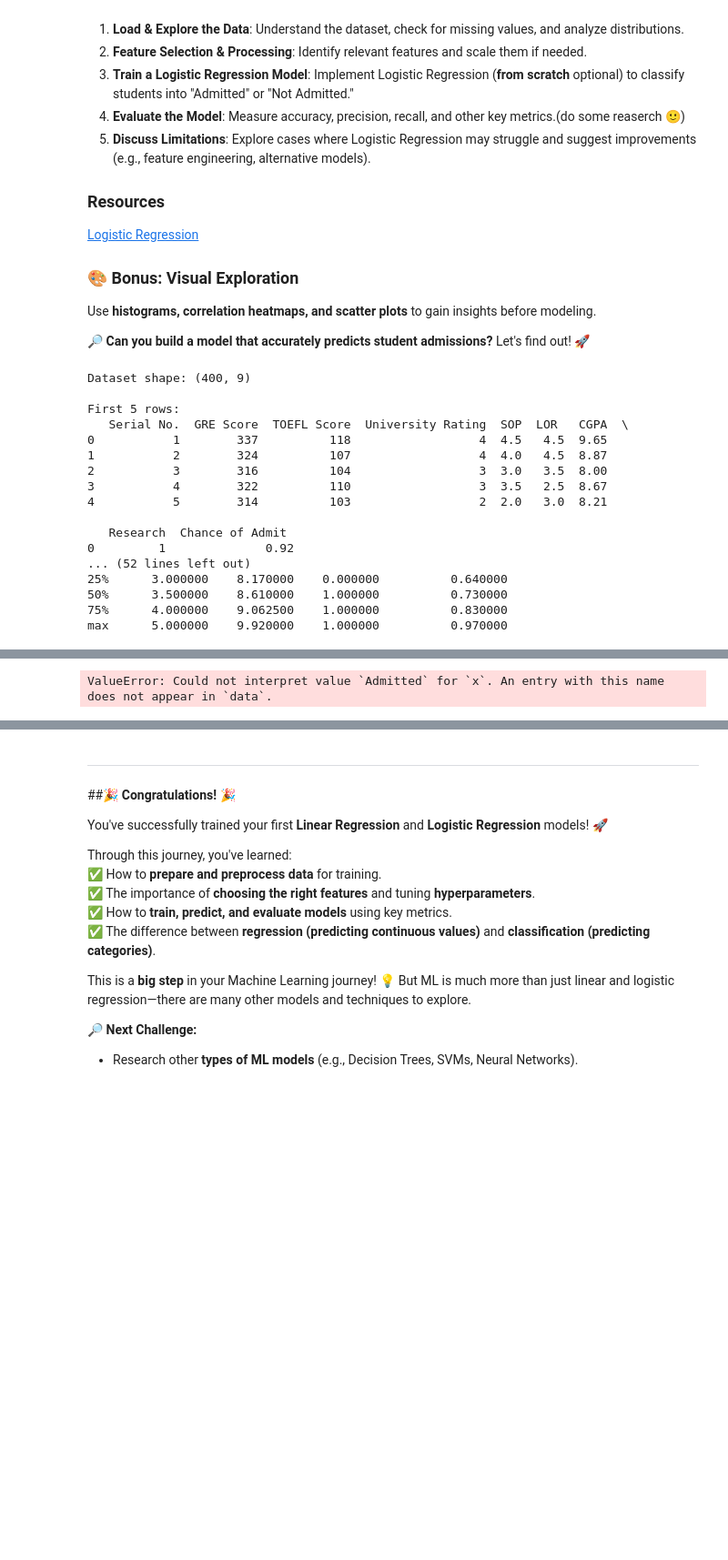
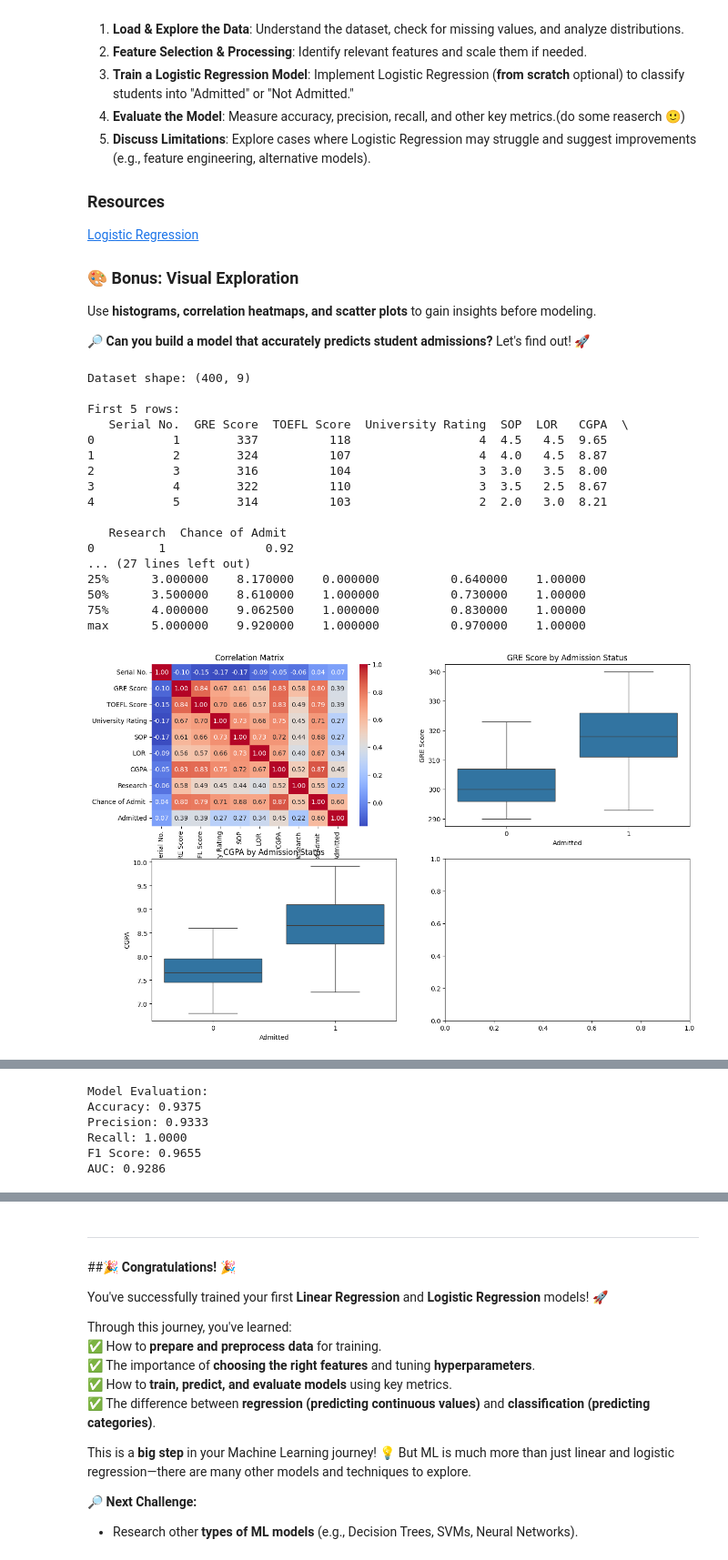
Before and after one commit to Joe-0009/Entry-Level-ML-Engineer-Bootcamp, a Jupyter notebook: Week02/notebook.ipynb, the cells around one changed output, grey strips where cells are left out. Shown at 91% size. Drawn from its saved outputs; the diff is of its cells as text; code cells hidden in the pictures; blank space fills up the shorter version.

```diff
--- a/Week02/notebook.ipynb
+++ b/Week02/notebook.ipynb
@@ -276,18 +276,16 @@ df = pd.read_csv("Admission_Prediction_Challenge.csv")
 print(f"Dataset shape: {df.shape}")
 print("\nFirst 5 rows:")
 print(df.head())
-print("\nData info:")
-print(df.info())
-print("\nMissing values:")
-print(df.isnull().sum())
+
+# Create the binary admission target
+# Using the exact column name with trailing space
+df['Admitted'] = (df['Chance of Admit '] >= 0.5).astype(int)
+print("\nAdmission status distribution:")
+print(df['Admitted'].value_counts())
+
+# Basic statistics
 print("\nStatistical summary:")
 print(df.describe())
-
-# Convert the chance of admission to a binary target
-# Assuming values ≥ 0.5 are considered "Admitted" (1) and < 0.5 are "Not Admitted" (0)
-# Note: Check if your dataset already has a binary 'Admitted' column or if you need to create it
-if 'Chance of Admit' in df.columns and 'Admitted' not in df.columns:
-    df['Admitted'] = (df['Chance of Admit'] >= 0.5).astype(int)
 
 # Visualize relationships
 plt.figure(figsize=(15, 10))
@@ -323,7 +321,8 @@ plt.show()
 
 # Data preparation
 # Extract features and target
-X = df.drop(columns=['Admitted', 'Chance of Admit'])
+# Exclude Serial No. and the target columns
+X = df.drop(columns=['Serial No.', 'Admitted', 'Chance of Admit '])
 y = df['Admitted']
 
 # Split the data
@@ -393,43 +392,79 @@ plt.title('Feature Importance')
 plt.tight_layout()
 plt.show()
 
-# Predict for new students (example)
-# Create a DataFrame with the same columns as X
+# Let's also look at how different features relate to admission probability
+plt.figure(figsize=(15, 10))
+
+# Plot 1: GRE Score vs Admission Probability
+plt.subplot(2, 3, 1)
+sns.scatterplot(x='GRE Score', y='Chance of Admit ', hue='Admitted', data=df)
+plt.title('GRE Score vs Admission Probability')
+
+# Plot 2: TOEFL Score vs Admission Probability
+plt.subplot(2, 3, 2)
+sns.scatterplot(x='TOEFL Score', y='Chance of Admit ', hue='Admitted', data=df)
+plt.title('TOEFL Score vs Admission Probability')
+
+# Plot 3: University Rating vs Admission Probability
+plt.subplot(2, 3, 3)
+sns.boxplot(x='University Rating', y='Chance of Admit ', data=df)
+plt.title('University Rating vs Admission Probability')
+
+# Plot 4: SOP vs Admission Probability
+plt.subplot(2, 3, 4)
+sns.boxplot(x='SOP', y='Chance of Admit ', data=df)
+plt.title('SOP vs Admission Probability')
+
+# Plot 5: LOR vs Admission Probability
+plt.subplot(2, 3, 5)
+sns.boxplot(x='LOR ', y='Chance of Admit ', data=df)
+plt.title('LOR vs Admission Probability')
+
+# Plot 6: CGPA vs Admission Probability
+plt.subplot(2, 3, 6)
+sns.scatterplot(x='CGPA', y='Chance of Admit ', hue='Admitted', data=df)
+plt.title('CGPA vs Admission Probability')
+
+plt.tight_layout()
+plt.show()
+
+# Prediction for new students (example)
 new_student = pd.DataFrame({
     'GRE Score': [320],
     'TOEFL Score': [110],
     'University Rating': [4],
     'SOP': [4.5],
-    'LOR': [4.0],
+    'LOR ': [4.0],  # Note the space in column name
     'CGPA': [8.8],
     'Research': [1]
 })
 
 # Scale the features
 new_student_scaled = scaler.transform(new_student)
 
 # Make prediction
 admission_prob = model.predict_proba(new_student_scaled)[0, 1]
 admission_result = 'Admitted' if admission_prob >= 0.5 else 'Not Admitted'
 
 print("\nNew Student Prediction:")
 print(f"Probability of Admission: {admission_prob:.4f}")
 print(f"Prediction: {admission_result}")
 # %% [output]
 Dataset shape: (400, 9)
 
 First 5 rows:
    Serial No.  GRE Score  TOEFL Score  University Rating  SOP  LOR   CGPA  \
 0           1        337          118                  4  4.5   4.5  9.65
 1           2        324          107                  4  4.0   4.5  8.87
 2           3        316          104                  3  3.0   3.5  8.00
 3           4        322          110                  3  3.5   2.5  8.67
 4           5        314          103                  2  2.0   3.0  8.21
 
    Research  Chance of Admit
 0         1              0.92
-... (52 lines left out)
-25%      3.000000    8.170000    0.000000          0.640000
-50%      3.500000    8.610000    1.000000          0.730000
-75%      4.000000    9.062500    1.000000          0.830000
-max      5.000000    9.920000    1.000000          0.970000
+... (27 lines left out)
+25%      3.000000    8.170000    0.000000          0.640000    1.00000
+50%      3.500000    8.610000    1.000000          0.730000    1.00000
+75%      4.000000    9.062500    1.000000          0.830000    1.00000
+max      5.000000    9.920000    1.000000          0.970000    1.00000
+[figure, new version]
@@ -436 +472,6 @@ max      5.000000    9.920000    1.000000          0.970000
-ValueError: Could not interpret value `Admitted` for `x`. An entry with this name does not appear in `data`.
+Model Evaluation:
+Accuracy: 0.9375
+Precision: 0.9333
+Recall: 1.0000
+F1 Score: 0.9655
+AUC: 0.9286
```
Also changed, not shown: parts of 1 cell of this notebook.
